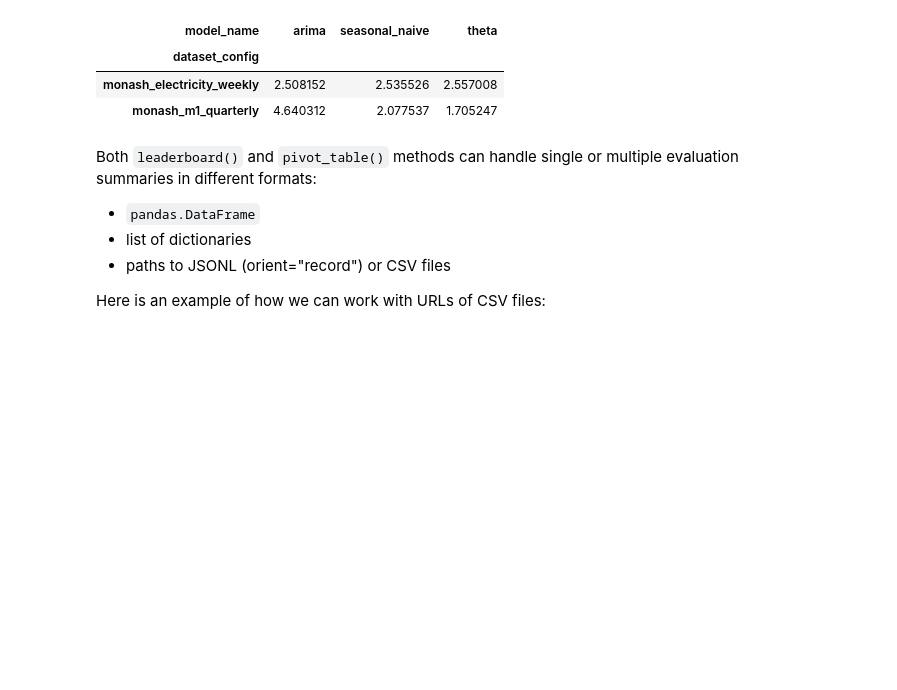
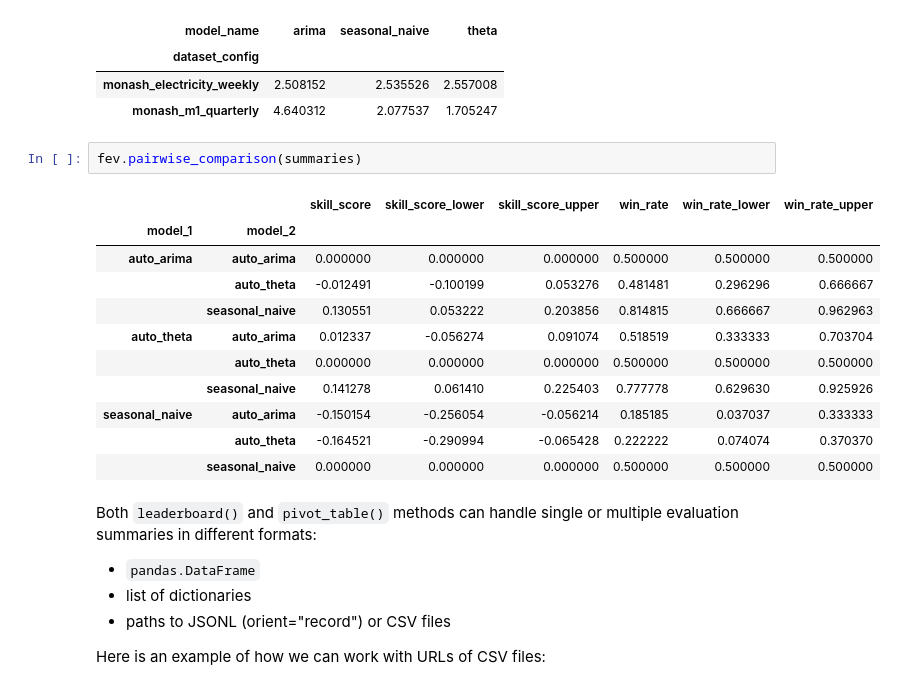
Before and after one commit to autogluon/fev, a Jupyter notebook: docs/tutorials/03-tasks-and-benchmarks.ipynb, the cells around one changed output. Cells and saved outputs as stored; diff of their text form; blank space fills up the shorter version.

```diff
--- a/docs/tutorials/03-tasks-and-benchmarks.ipynb
+++ b/docs/tutorials/03-tasks-and-benchmarks.ipynb
@@ -652,6 +654,20 @@ fev.pivot_table(summaries, task_columns=["dataset_config"])
 | dataset_config |  |  |  |
 | monash_electricity_weekly | 2.508152 | 2.535526 | 2.557008 |
 | monash_m1_quarterly | 4.640312 | 2.077537 | 1.705247 |
+# %%
+fev.pairwise_comparison(summaries)
+# %% [output]
+|  |  | skill_score | skill_score_lower | skill_score_upper | win_rate | win_rate_lower | win_rate_upper |
+| model_1 | model_2 |  |  |  |  |  |  |
+| auto_arima | auto_arima | 0.000000 | 0.000000 | 0.000000 | 0.500000 | 0.500000 | 0.500000 |
+|  | auto_theta | -0.012491 | -0.100199 | 0.053276 | 0.481481 | 0.296296 | 0.666667 |
+|  | seasonal_naive | 0.130551 | 0.053222 | 0.203856 | 0.814815 | 0.666667 | 0.962963 |
+| auto_theta | auto_arima | 0.012337 | -0.056274 | 0.091074 | 0.518519 | 0.333333 | 0.703704 |
+|  | auto_theta | 0.000000 | 0.000000 | 0.000000 | 0.500000 | 0.500000 | 0.500000 |
+|  | seasonal_naive | 0.141278 | 0.061410 | 0.225403 | 0.777778 | 0.629630 | 0.925926 |
+| seasonal_naive | auto_arima | -0.150154 | -0.256054 | -0.056214 | 0.185185 | 0.037037 | 0.333333 |
+|  | auto_theta | -0.164521 | -0.290994 | -0.065428 | 0.222222 | 0.074074 | 0.370370 |
+|  | seasonal_naive | 0.000000 | 0.000000 | 0.000000 | 0.500000 | 0.500000 | 0.500000 |
 # %% [markdown]
 Both `leaderboard()` and `pivot_table()` methods can handle single or multiple evaluation summaries in different formats:
 - `pandas.DataFrame`
```
Also changed, not shown: parts of 11 cells of this notebook, 26 other files.
